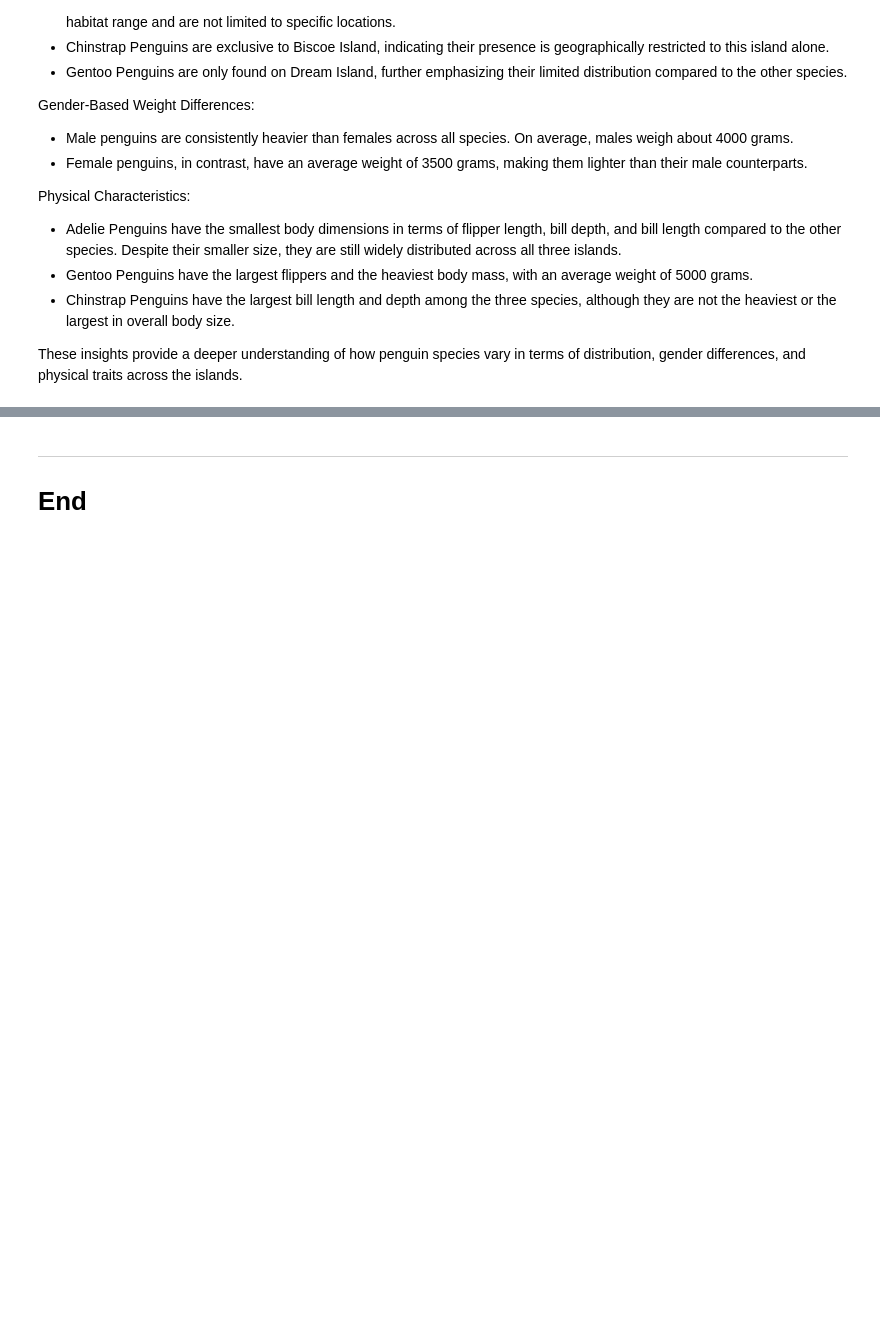
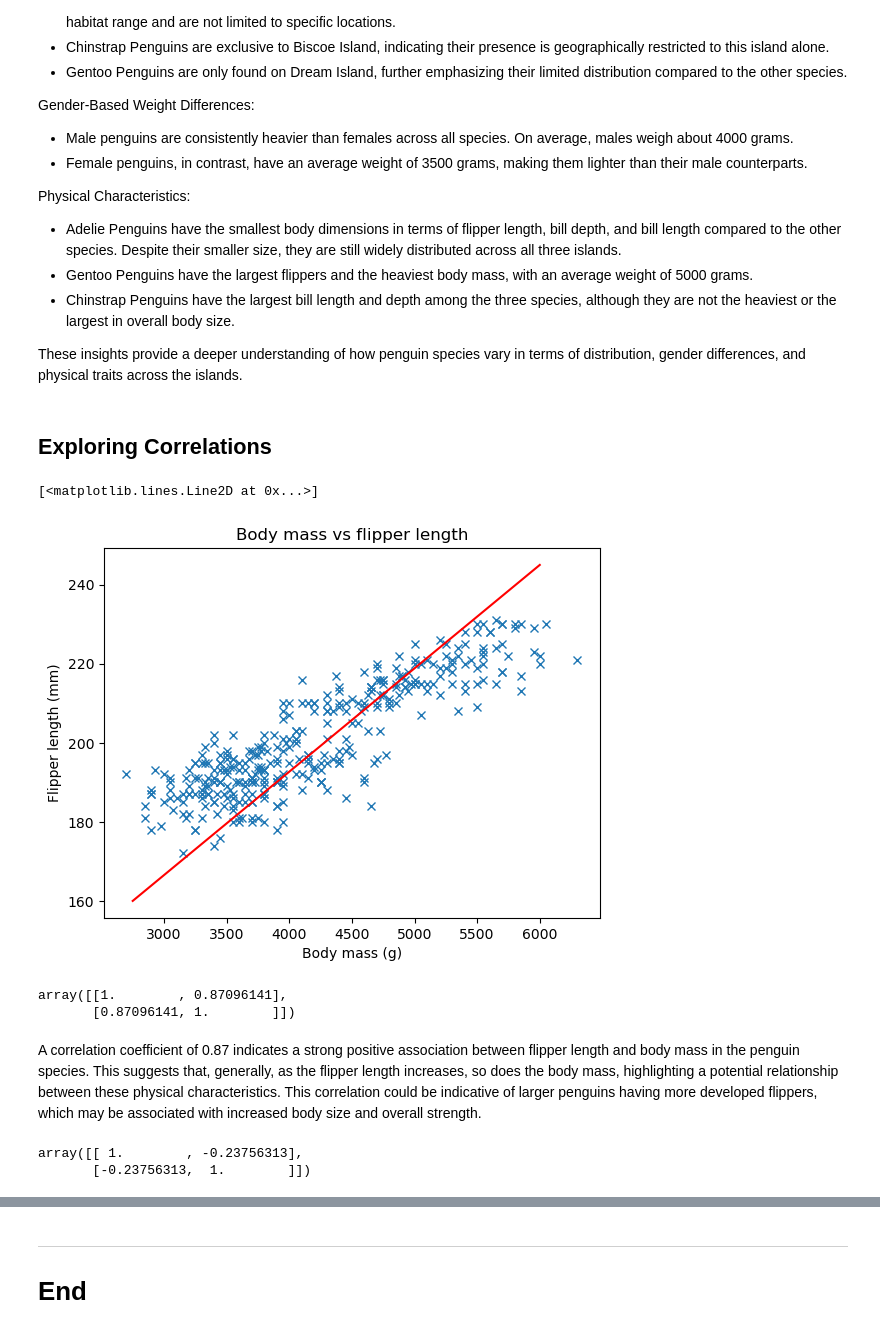
Before and after one commit to FabianeCancian/PDFA-project, a Jupyter notebook: project.ipynb, the cells around one changed output, grey strips where cells are left out. Drawn from its saved outputs; the diff is of its cells as text; code cells hidden in the pictures; blank space fills up the shorter version.

```diff
--- a/project.ipynb
+++ b/project.ipynb
@@ -186,3 +188,36 @@ Physical Characteristics:
 - Chinstrap Penguins have the largest bill length and depth among the three species, although they are not the heaviest or the largest in overall body size.
 
 These insights provide a deeper understanding of how penguin species vary in terms of distribution, gender differences, and physical traits across the islands.
+# %% [markdown]
+## Exploring Correlations
+# %%
+# Checking if we can find a correlation between penguins flipper length and bodymass
+# Defining the value of x axis.
+bmass = dataset['body_mass_g'].to_numpy()
+
+# Defining the value of y axis.
+flipper = dataset['flipper_length_mm'].to_numpy()
+# %%
+# Create a new figure and set of axes.
+fig, ax = plt.subplots()
+#create plot
+ax.plot(bmass, flipper, 'x')
+#create title
+ax.set_title('Body mass vs flipper length')
+#create axis labels
+ax.set_xlabel('Body mass (g)')
+ax.set_ylabel('Flipper length (mm)')
+
+#create red line between depth and length
+plt.plot([2750, 6000], [160, 245], color="red")
+# %% [output]
+[<matplotlib.lines.Line2D at 0x...>]
+[figure, added]
+# %%
+# Measure the correlation.
+np.corrcoef(bmass, flipper)
+# %% [output]
+array([[1.        , 0.87096141],
+       [0.87096141, 1.        ]])
+# %% [markdown]
+A correlation coefficient of 0.87 indicates a strong positive association between flipper length and body mass in the penguin species. This suggests that, generally, as the flipper length increases, so does the body mass, highlighting a potential relationship between these physical characteristics. This correlation could be indicative of larger penguins having more developed flippers, which may be associated with increased body size and overall strength.
@@ -188,0 +231,6 @@ These insights provide a deeper understanding of how penguin species vary in ter
+# %%
+# Measure the correlation.
+np.corrcoef(blength, bdepth)
+# %% [output]
+array([[ 1.        , -0.23756313],
+       [-0.23756313,  1.        ]])
```
Also changed, not shown: parts of 3 cells of this notebook.
